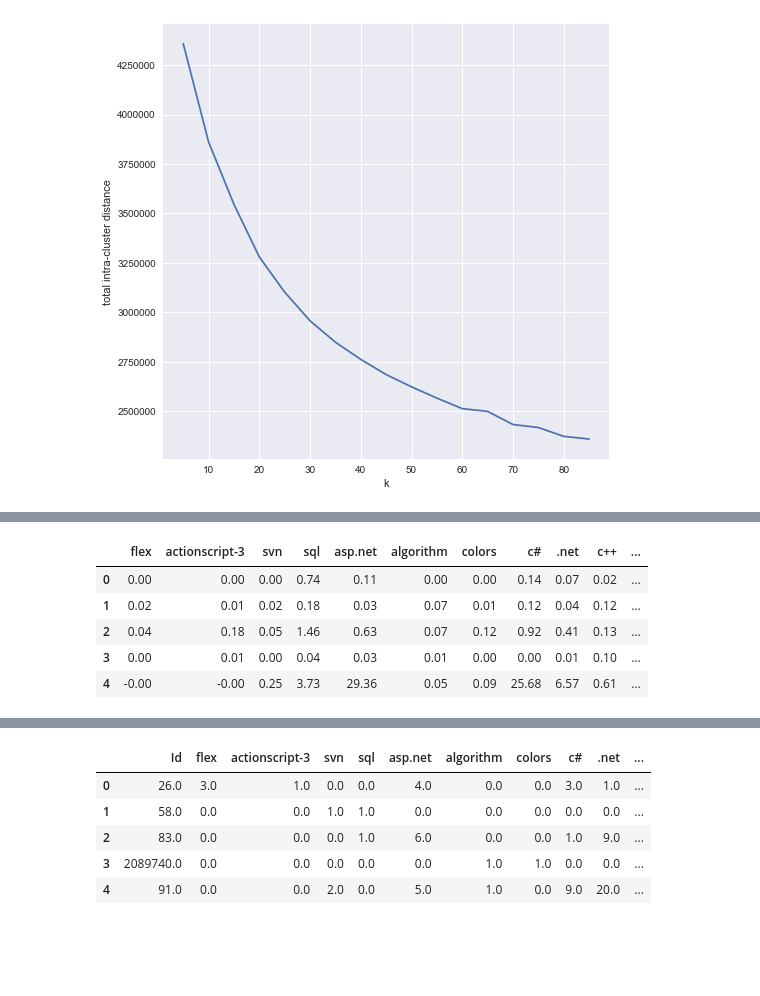
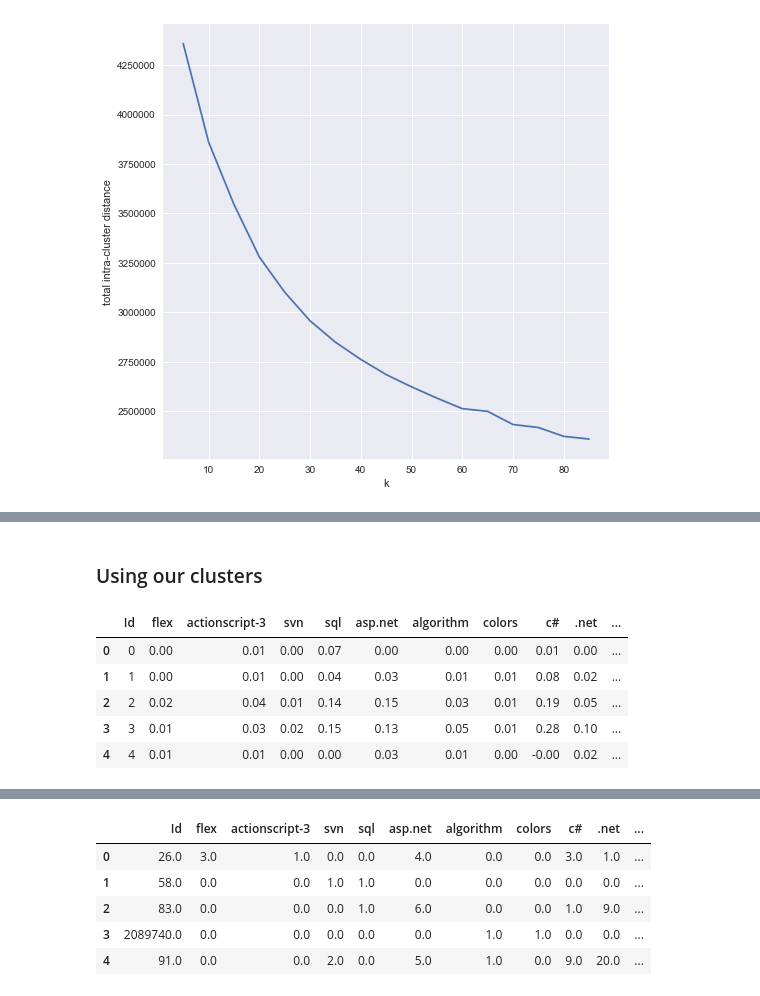
Before and after one commit to TSunny007/StackOverflowAnalytics, a Jupyter notebook: Notebook/profiles_pca.ipynb, the cells around one changed output, grey strips where cells are left out. Drawn from its saved outputs; the diff is of its cells as text; code cells hidden in the pictures; blank space fills up the shorter version.

```diff
--- a/Notebook/profiles_pca.ipynb
+++ b/Notebook/profiles_pca.ipynb
@@ -41,13 +146,18 @@ plt.show()
+# %% [markdown]
+### Using our clusters
+# %%
+user_counts = pd.read_csv("../profiles/question_counts.csv", encoding='latin1')
 # %%
 kmeans = KMeans(n_clusters=35, init='k-means++').fit(user_counts.values[:, 1:])
 # %%
 center_points = [[round(i,2) for i in center] for center in kmeans.cluster_centers_]
 centers = pd.DataFrame(data=center_points, columns = user_counts.columns[1:])
+centers.insert(0, 'Id', np.arange(35))
 centers.head()
 # %% [output]
-|  | flex | actionscript-3 | svn | sql | asp.net | algorithm | colors | c# | .net | c++ | ... |
-| 0 | 0.00 | 0.00 | 0.00 | 0.74 | 0.11 | 0.00 | 0.00 | 0.14 | 0.07 | 0.02 | ... |
-| 1 | 0.02 | 0.01 | 0.02 | 0.18 | 0.03 | 0.07 | 0.01 | 0.12 | 0.04 | 0.12 | ... |
-| 2 | 0.04 | 0.18 | 0.05 | 1.46 | 0.63 | 0.07 | 0.12 | 0.92 | 0.41 | 0.13 | ... |
-| 3 | 0.00 | 0.01 | 0.00 | 0.04 | 0.03 | 0.01 | 0.00 | 0.00 | 0.01 | 0.10 | ... |
-| 4 | -0.00 | -0.00 | 0.25 | 3.73 | 29.36 | 0.05 | 0.09 | 25.68 | 6.57 | 0.61 | ... |
+|  | Id | flex | actionscript-3 | svn | sql | asp.net | algorithm | colors | c# | .net | ... |
+| 0 | 0 | 0.00 | 0.01 | 0.00 | 0.07 | 0.00 | 0.00 | 0.00 | 0.01 | 0.00 | ... |
+| 1 | 1 | 0.00 | 0.01 | 0.00 | 0.04 | 0.03 | 0.01 | 0.01 | 0.08 | 0.02 | ... |
+| 2 | 2 | 0.02 | 0.04 | 0.01 | 0.14 | 0.15 | 0.03 | 0.01 | 0.19 | 0.05 | ... |
+| 3 | 3 | 0.01 | 0.03 | 0.02 | 0.15 | 0.13 | 0.05 | 0.01 | 0.28 | 0.10 | ... |
+| 4 | 4 | 0.01 | 0.01 | 0.00 | 0.00 | 0.03 | 0.01 | 0.00 | -0.00 | 0.02 | ... |
```
Also changed, not shown: parts of 29 cells of this notebook, 2 other files.
